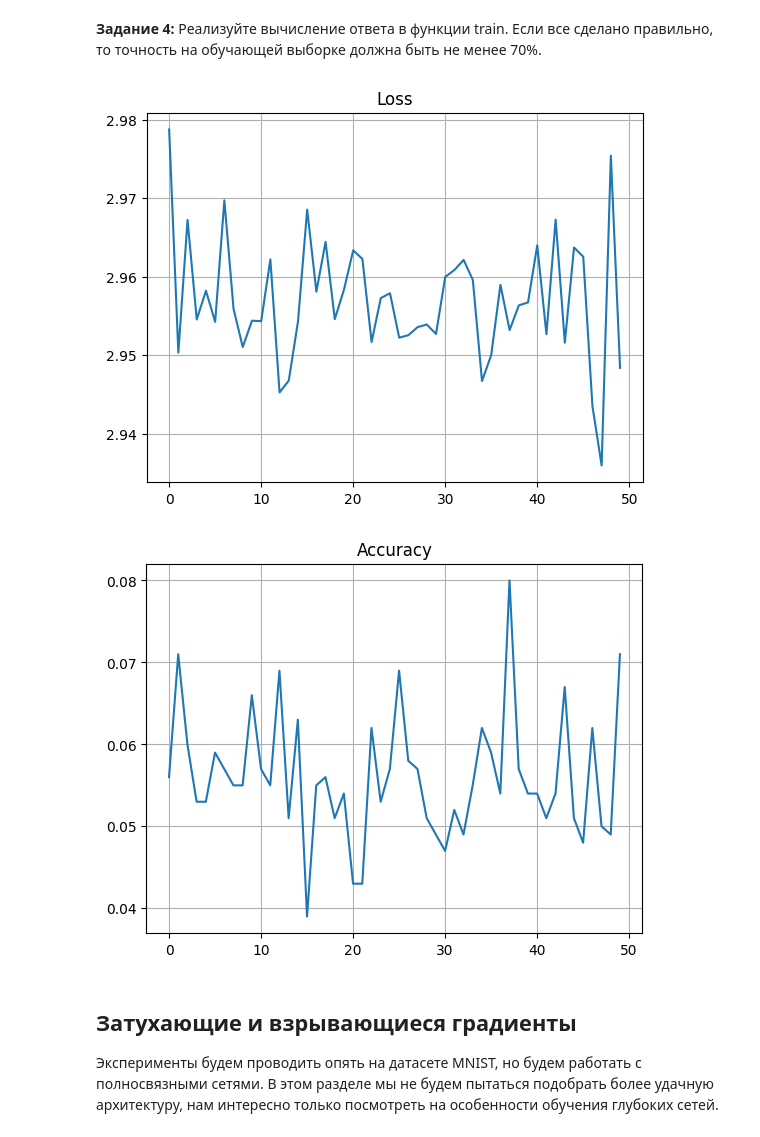
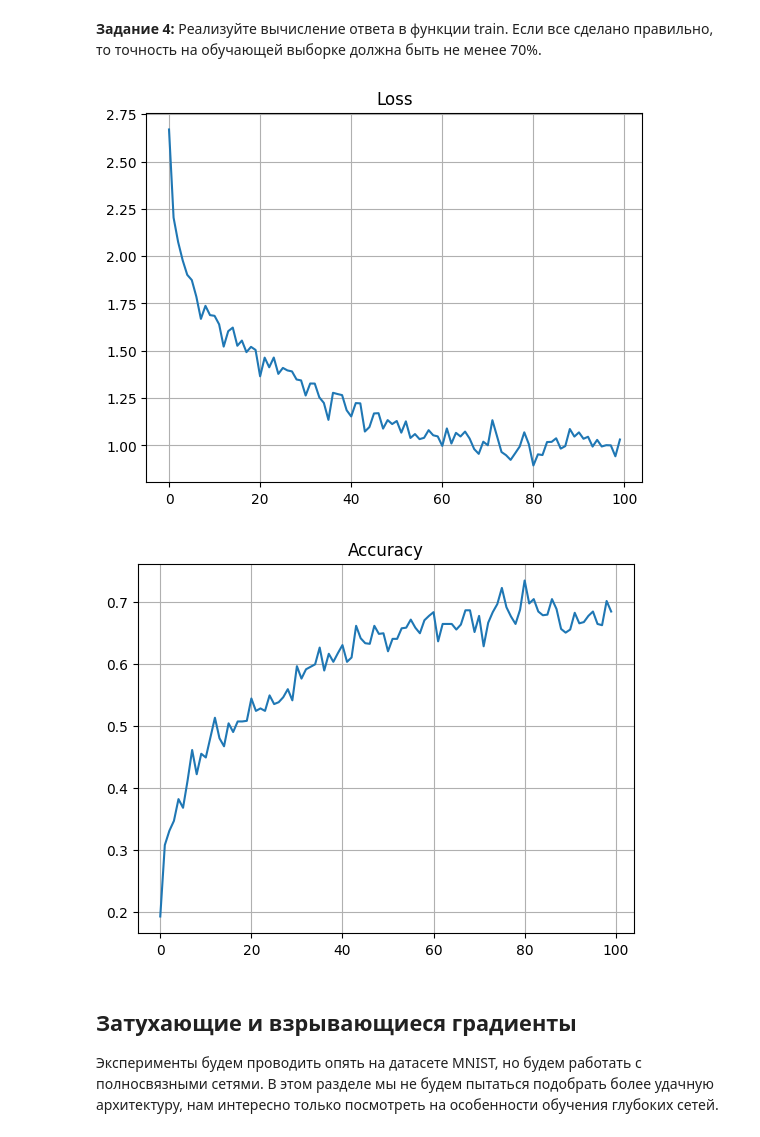
Before and after one commit to AbylayDalabay/NN, a Jupyter notebook: hse-dl/homeworks_small/shw3/DL21-fall-shw3.ipynb, the cells around one changed output. Cells and saved outputs as stored; diff of their text form; code cells hidden in the pictures.

```diff
--- a/hse-dl/homeworks_small/shw3/DL21-fall-shw3.ipynb
+++ b/hse-dl/homeworks_small/shw3/DL21-fall-shw3.ipynb
@@ -297,16 +297,17 @@ class RNNCell(nn.Module):
         # <your code here>
         # я хз, но надо попробовать нормализовать веса
 
-        self.W_hidden_hidden = torch.zeros(hidden_size, hidden_size)
-        self.W_input_hidden = torch.zeros(input_size, hidden_size)
+        self.W_hidden_hidden = nn.Parameter(torch.zeros(hidden_size, hidden_size))
+        self.W_input_hidden = nn.Parameter(torch.zeros(input_size, hidden_size))
 
-        self.bias = torch.zeros(1, hidden_size)
+        self.bias = nn.Parameter(torch.zeros(1, hidden_size))
+
         # <end>
 
     def forward(self, input, hidden):
         # <your code here>
 
-        hidden = torch.sigmoid(torch.matmul(hidden, self.W_hidden_hidden) + torch.matmul(input, self.W_input_hidden + self.bias))
+        hidden = torch.tanh(torch.matmul(hidden, self.W_hidden_hidden) + torch.matmul(input, self.W_input_hidden) + self.bias)
 
         # <end>
         return hidden
@@ -315,6 +316,11 @@ class RNNCell(nn.Module):
         # понял это просто первый h_0 здесь создается
         return torch.zeros(1, self.hidden_size)
 
+    def print_requires_grad(self):
+        print("W_hidden_hidden: ", self.W_hidden_hidden.requires_grad)
+        print("W_input_hidden: ", self.W_input_hidden.requires_grad)
+        print("bias: ", self.bias.requires_grad)
+
 n_hidden = 128
 rnncell = RNNCell(n_letters, n_hidden)
 # %% [markdown]
@@ -403,7 +409,7 @@ def train(category, category_tensor, line_tensor, optimizer):
 
     return loss.item(), acc
 
-n_iters = 50000
+n_iters = 50000 * 2
 plot_every = 1000
 
 current_loss = 0
@@ -414,36 +420,38 @@ all_accs = []
 n_hidden = 128
 
 rnncell = RNNCell(n_letters, n_hidden)
 classifier = nn.Sequential(nn.Linear(n_hidden, n_categories), nn.LogSoftmax(dim=1))
 params = list(rnncell.parameters()) + list(classifier.parameters())
-opt = torch.optim.RMSprop(params, lr=0.001)
+opt = torch.optim.RMSprop(params, lr=0.001, momentum=0.2)
+#opt = torch.optim.SGD(model.parameters(), lr=0.01, momentum=0.9)
+
 for iter in tqdm(range(1, n_iters + 1)):
     category, line, category_tensor, line_tensor = randomTrainingExample()
     loss, acc = train(category, category_tensor, line_tensor, opt)
     current_loss += loss
     current_acc += acc
 
     # Add current loss avg to list of losses
     if iter % plot_every == 0:
         all_losses.append(current_loss / plot_every)
         current_loss = 0
         all_accs.append(current_acc / plot_every)
         current_acc = 0
 
 plt.figure()
 plt.title("Loss")
 plt.plot(all_losses)
 plt.grid()
 plt.show()
 
 plt.figure()
 plt.title("Accuracy")
 plt.plot(all_accs)
 plt.grid()
 plt.show()
 # %% [output]
-[figure, old version]
+[figure, new version]
-[figure, old version]
+[figure, new version]
 # %% [markdown]
 ## Затухающие и взрывающиеся градиенты
 
```
Also changed, not shown: parts of 3 cells of this notebook, 23 other files.
